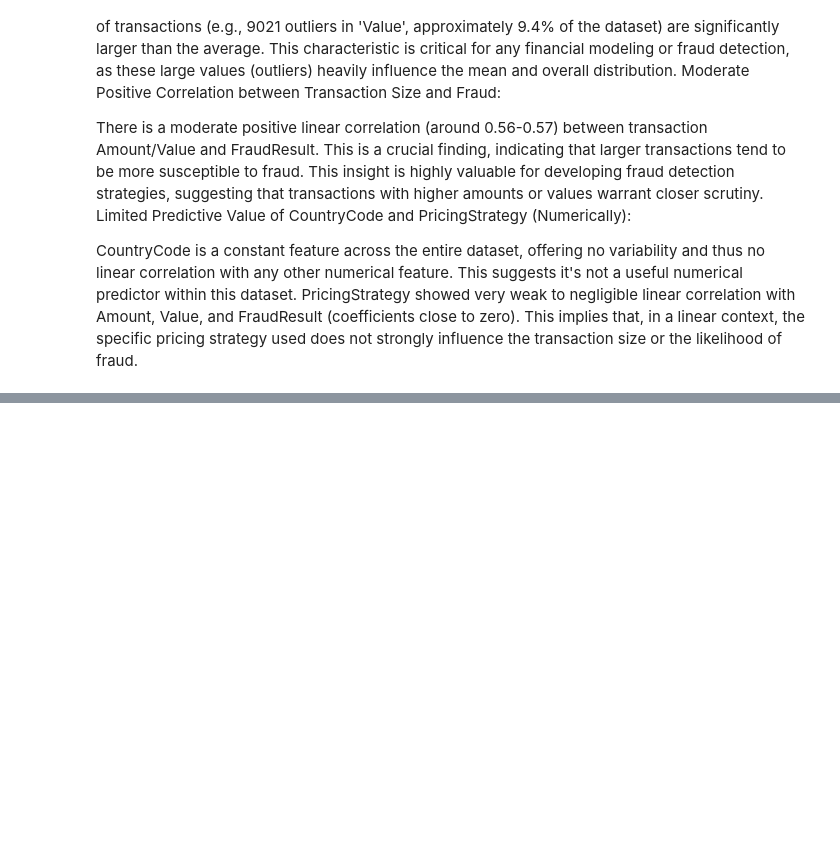
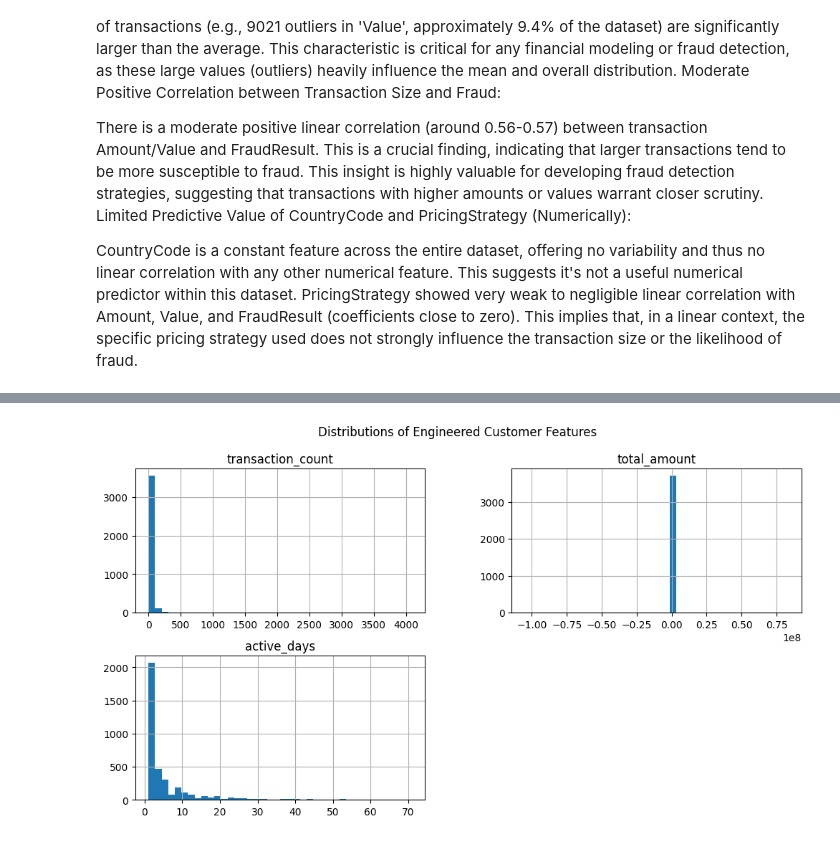
Before and after one commit to Habtu32/credit-risk-model, a Jupyter notebook: notebooks/eda.ipynb, the cells around one changed output, grey strips where cells are left out. Drawn from its saved outputs; the diff is of its cells as text; code cells hidden in the pictures; blank space fills up the shorter version.

```diff
--- a/notebooks/eda.ipynb
+++ b/notebooks/eda.ipynb
@@ -157,0 +172,9 @@ PricingStrategy showed very weak to negligible linear correlation with Amount, V
+# %%
+customer_df = df.groupby("CustomerId").agg(
+    total_amount=("Amount", "sum"),
+    avg_amount=("Amount", "mean"),
+    transaction_count=("TransactionId", "count"),
+    active_days=("TransactionStartTime", lambda x: x.dt.date.nunique())
+).reset_index()
+
+customer_df.head()
@@ -157,0 +188,8 @@ PricingStrategy showed very weak to negligible linear correlation with Amount, V
+# %%
+customer_df[["transaction_count", "total_amount", "active_days"]].hist(
+    bins=40, figsize=(12,6)
+)
+plt.suptitle("Distributions of Engineered Customer Features")
+plt.show()
+# %% [output]
+[figure, added]
```
Also changed, not shown: parts of 17 cells of this notebook.
